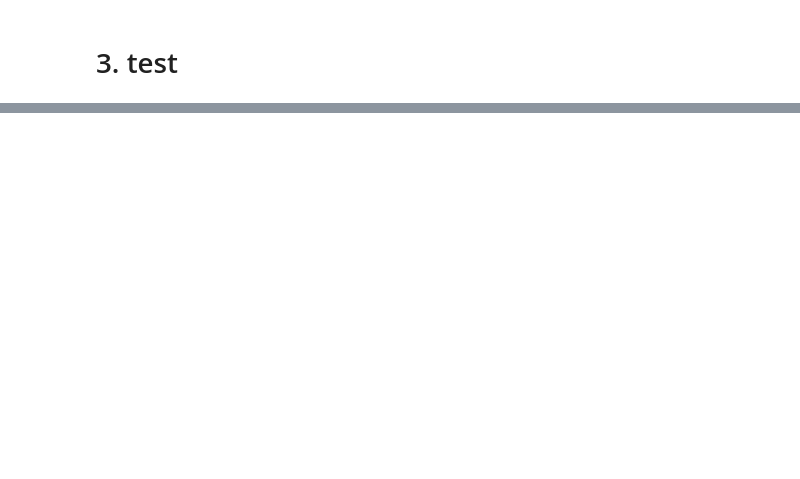
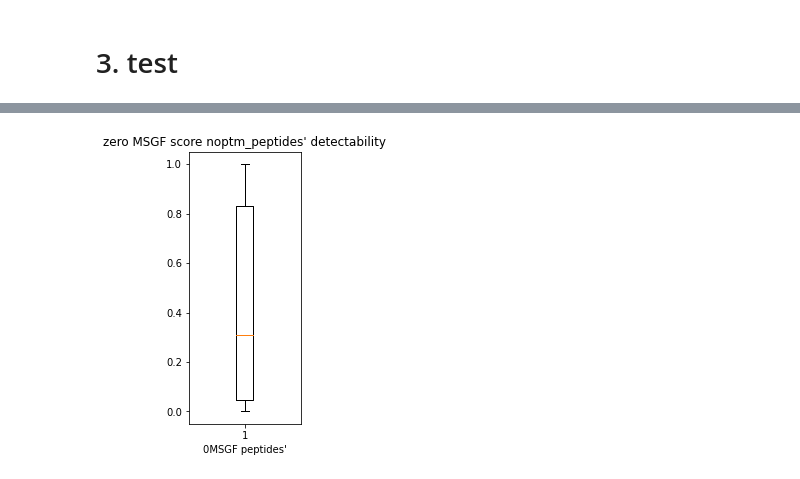
Before and after one commit to zoohoson/Peptide_Detectability, a Jupyter notebook: noPTM_test/2019Bioinformatics_DeepMSpeptide_noPTM.ipynb, the cells around one changed output, grey strips where cells are left out. Cells and saved outputs as stored; diff of their text form; code cells hidden in the pictures; blank space fills up the shorter version.

```diff
--- a/noPTM_test/2019Bioinformatics_DeepMSpeptide_noPTM.ipynb
+++ b/noPTM_test/2019Bioinformatics_DeepMSpeptide_noPTM.ipynb
@@ -218,0 +323,20 @@ rf auc : 0.9162440645210932
+# %%
+import pickle
+
+with open('pep_zeroMSGF_noptm.pickle', 'rb') as f:
+    pep_zeroMSGF_noptm = pickle.load(f)
+# %%
+max_len=81
+
+aa_dict={'A':1,'R':2,'N':3,'D':4,'C':5,'Q':6,'E':7,'G':8,'H':9,'I':10,'L':11,'K':12,'M':13,'F':14,
+    'P':15,'O':16,'S':17,'U':18,'T':19,'W':20,'Y':21,'V':22}
+pep_codes=[]
+newLines = []
+for pep in pep_zeroMSGF_noptm:
+    if not len(pep) > max_len:
+        current_pep=[]
+        for aa in pep:
+            current_pep.append(aa_dict[aa])
+        pep_codes.append(current_pep)
+        newLines.extend([pep])
+predict_data = keras.preprocessing.sequence.pad_sequences(pep_codes, value=0, padding='post', maxlen=max_len)
@@ -218,0 +365,10 @@ rf auc : 0.9162440645210932
+# %%
+y_prob = model_2_1D.predict(predict_data)
+# %%
+plt.figure(figsize=(2,5))
+plt.boxplot(y_prob.reshape(-1))
+plt.title('zero MSGF score noptm_peptides\' detectability')
+plt.xlabel('0MSGF peptides\'')
+plt.show()
+# %% [output]
+[figure, added]
```
Also changed, not shown: parts of 11 cells of this notebook, 31 other files.
